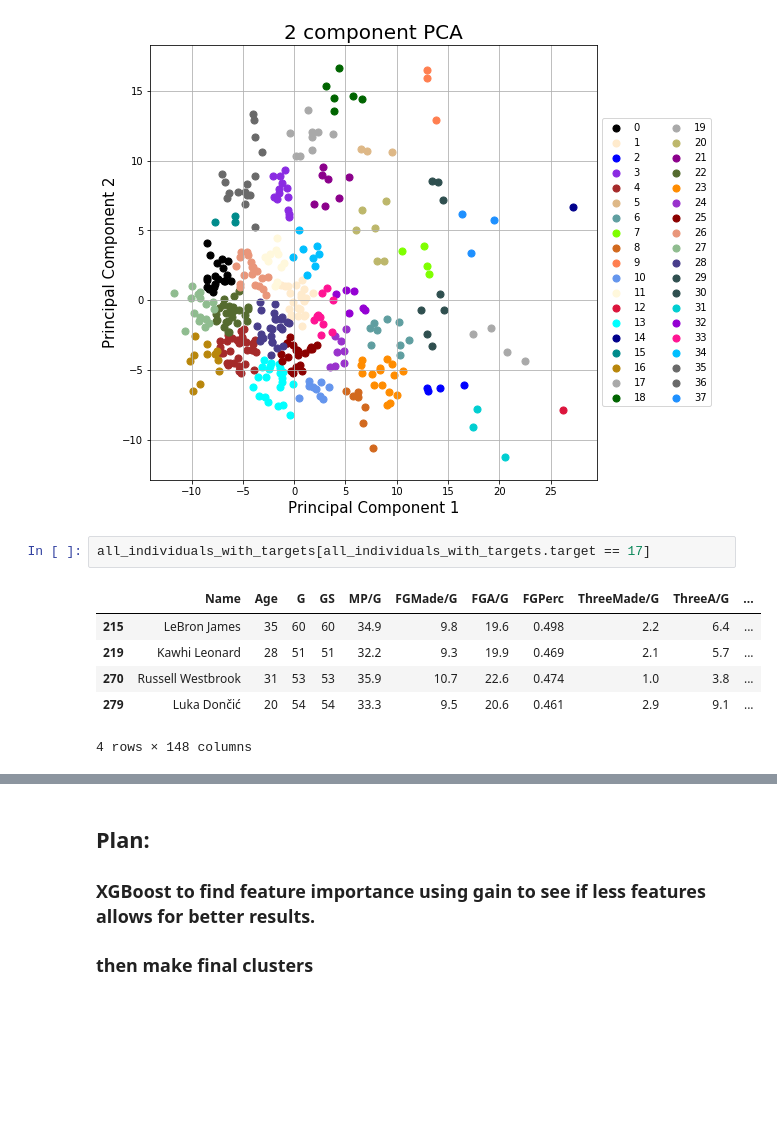
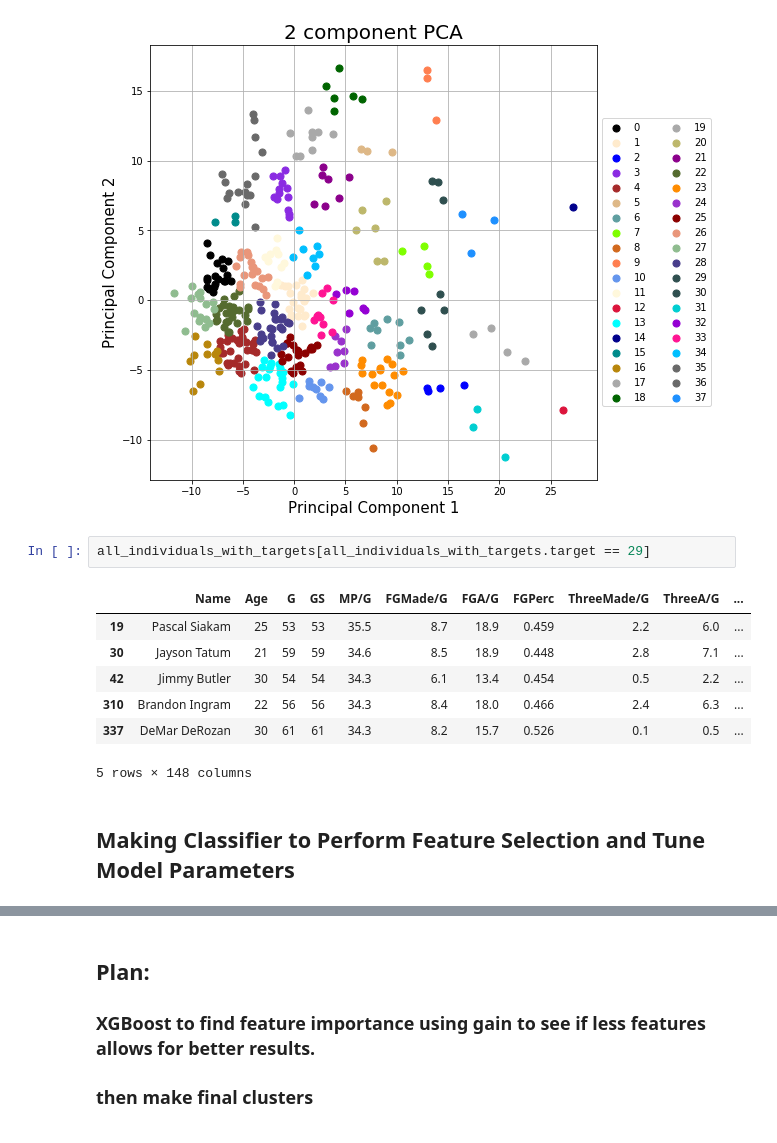
Before and after one commit to ajain1017/ideal-nba-roster-draft, a Jupyter notebook: clustering.ipynb, the cells around one changed output, grey strips where cells are left out. Drawn from its saved outputs; the diff is of its cells as text; blank space fills up the shorter version.

```diff
--- a/clustering.ipynb
+++ b/clustering.ipynb
@@ -601,11 +632,14 @@ ax.grid()
 # %% [output]
 [figure]
 # %%
-all_individuals_with_targets[all_individuals_with_targets.target == 17]
+all_individuals_with_targets[all_individuals_with_targets.target == 29]
 # %% [output]
 |  | Name | Age | G | GS | MP/G | FGMade/G | FGA/G | FGPerc | ThreeMade/G | ThreeA/G | ... |
-| 215 | LeBron James | 35 | 60 | 60 | 34.9 | 9.8 | 19.6 | 0.498 | 2.2 | 6.4 | ... |
-| 219 | Kawhi Leonard | 28 | 51 | 51 | 32.2 | 9.3 | 19.9 | 0.469 | 2.1 | 5.7 | ... |
-| 270 | Russell Westbrook | 31 | 53 | 53 | 35.9 | 10.7 | 22.6 | 0.474 | 1.0 | 3.8 | ... |
-| 279 | Luka Dončić | 20 | 54 | 54 | 33.3 | 9.5 | 20.6 | 0.461 | 2.9 | 9.1 | ... |
+| 19 | Pascal Siakam | 25 | 53 | 53 | 35.5 | 8.7 | 18.9 | 0.459 | 2.2 | 6.0 | ... |
+| 30 | Jayson Tatum | 21 | 59 | 59 | 34.6 | 8.5 | 18.9 | 0.448 | 2.8 | 7.1 | ... |
+| 42 | Jimmy Butler | 30 | 54 | 54 | 34.3 | 6.1 | 13.4 | 0.454 | 0.5 | 2.2 | ... |
+| 310 | Brandon Ingram | 22 | 56 | 56 | 34.3 | 8.4 | 18.0 | 0.466 | 2.4 | 6.3 | ... |
+| 337 | DeMar DeRozan | 30 | 61 | 61 | 34.3 | 8.2 | 15.7 | 0.526 | 0.1 | 0.5 | ... |
-4 rows × 148 columns
+5 rows × 148 columns
+# %% [markdown]
+## Making Classifier to Perform Feature Selection and Tune Model Parameters
```
Also changed, not shown: parts of 16 cells of this notebook, 3 other files.
